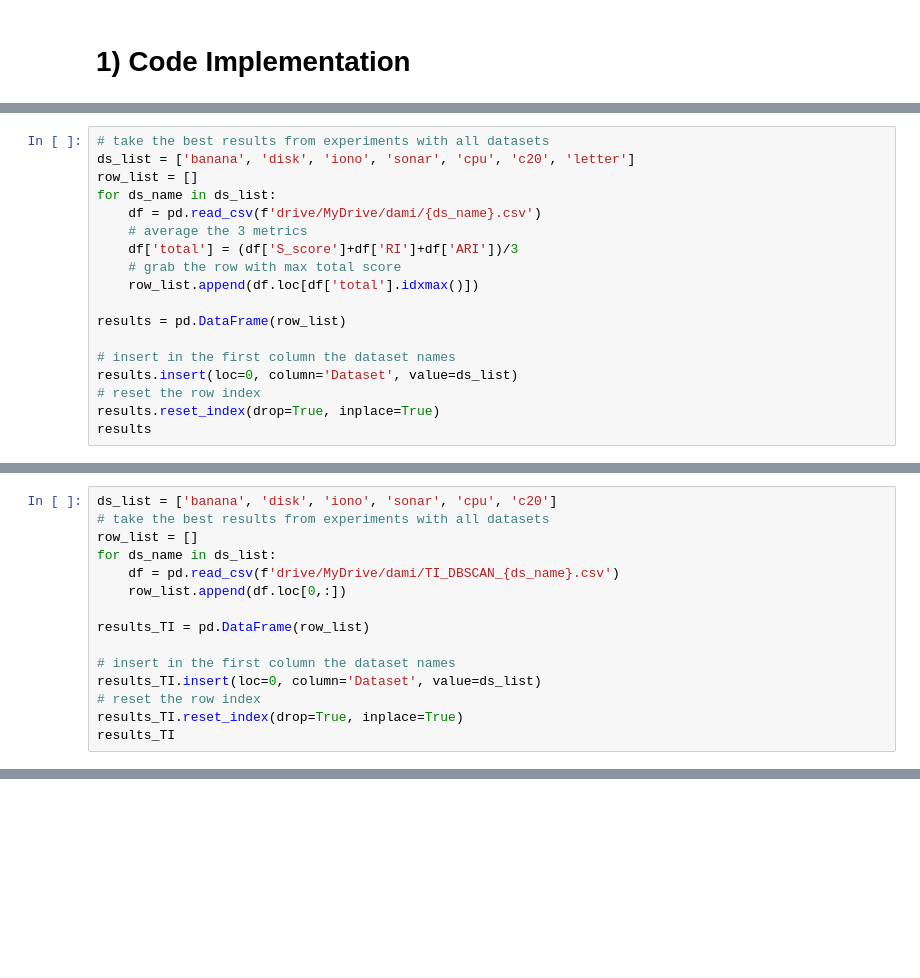
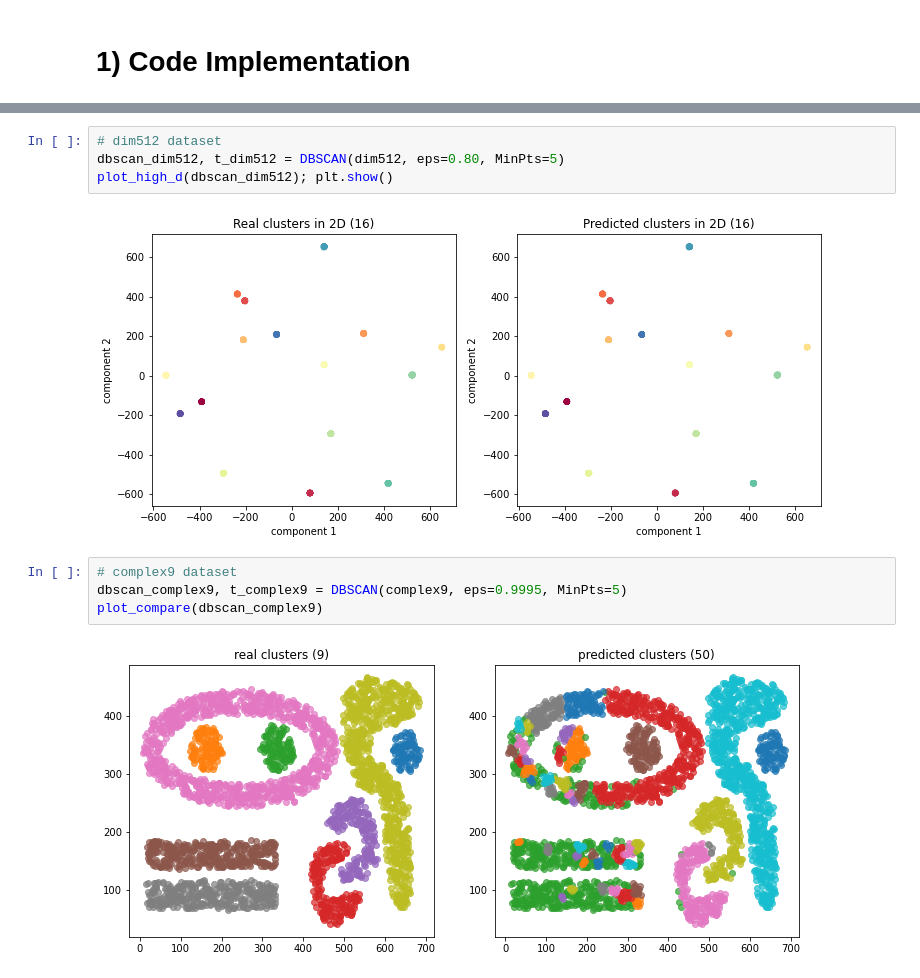
Before and after one commit to rauzansumara/dbscan-and-dbscanrn-tanimoto-distance, a Jupyter notebook: DAMI_project.ipynb, the cells around one changed output, grey strips where cells are left out. Saved outputs shown, nothing was run; the diff lists cells and outputs as text; blank space fills up the shorter version.

```diff
--- a/DAMI_project.ipynb
+++ b/DAMI_project.ipynb
@@ -1124,18 +28,0 @@ Here we average all metrics score and grab the highest from each dataset experim
-# %%
-# take the best results from experiments with all datasets
-ds_list = ['banana', 'disk', 'iono', 'sonar', 'cpu', 'c20', 'letter']
-row_list = []
-for ds_name in ds_list:
-    df = pd.read_csv(f'drive/MyDrive/dami/{ds_name}.csv')
-    # average the 3 metrics
-    df['total'] = (df['S_score']+df['RI']+df['ARI'])/3
-    # grab the row with max total score
-    row_list.append(df.loc[df['total'].idxmax()])
-
-results = pd.DataFrame(row_list)
-
-# insert in the first column the dataset names
-results.insert(loc=0, column='Dataset', value=ds_list)
-# reset the row index
-results.reset_index(drop=True, inplace=True)
-results
@@ -1221,15 +28,0 @@ processing eps: 2 and minPts: 20
-# %%
-ds_list = ['banana', 'disk', 'iono', 'sonar', 'cpu', 'c20']
-# take the best results from experiments with all datasets
-row_list = []
-for ds_name in ds_list:
-    df = pd.read_csv(f'drive/MyDrive/dami/TI_DBSCAN_{ds_name}.csv')
-    row_list.append(df.loc[0,:])
-
-results_TI = pd.DataFrame(row_list)
-
-# insert in the first column the dataset names
-results_TI.insert(loc=0, column='Dataset', value=ds_list)
-# reset the row index
-results_TI.reset_index(drop=True, inplace=True)
-results_TI
@@ -1260,0 +912,12 @@ For `letter`, we had a problem where the algorithm could not converge.
+# %%
+# dim512 dataset
+dbscan_dim512, t_dim512 = DBSCAN(dim512, eps=0.80, MinPts=5)
+plot_high_d(dbscan_dim512); plt.show()
+# %% [output]
+[figure, added]
+# %%
+# complex9 dataset
+dbscan_complex9, t_complex9 = DBSCAN(complex9, eps=0.9995, MinPts=5)
+plot_compare(dbscan_complex9)
+# %% [output]
+[figure, added]
```
Also changed, not shown: parts of 117 cells of this notebook, 45 other files.
